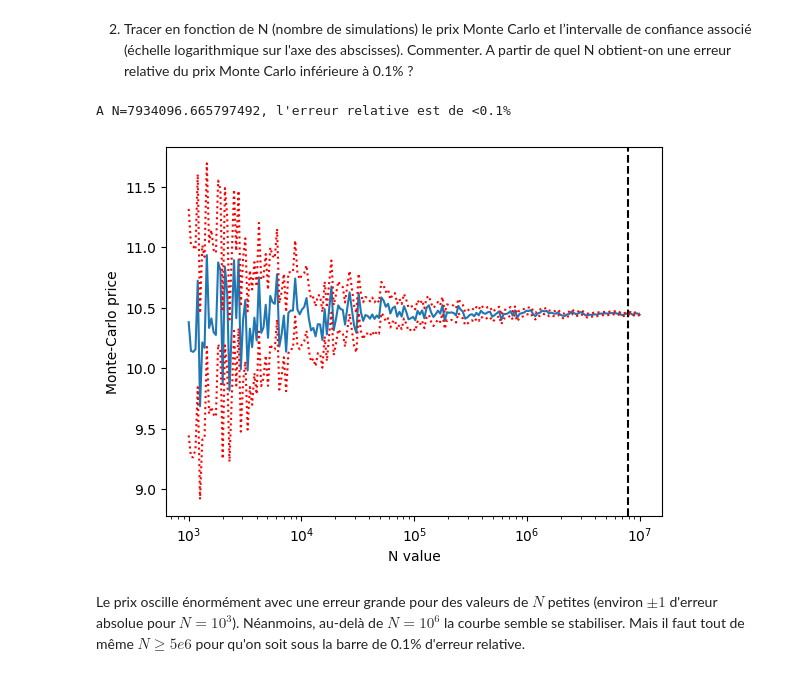
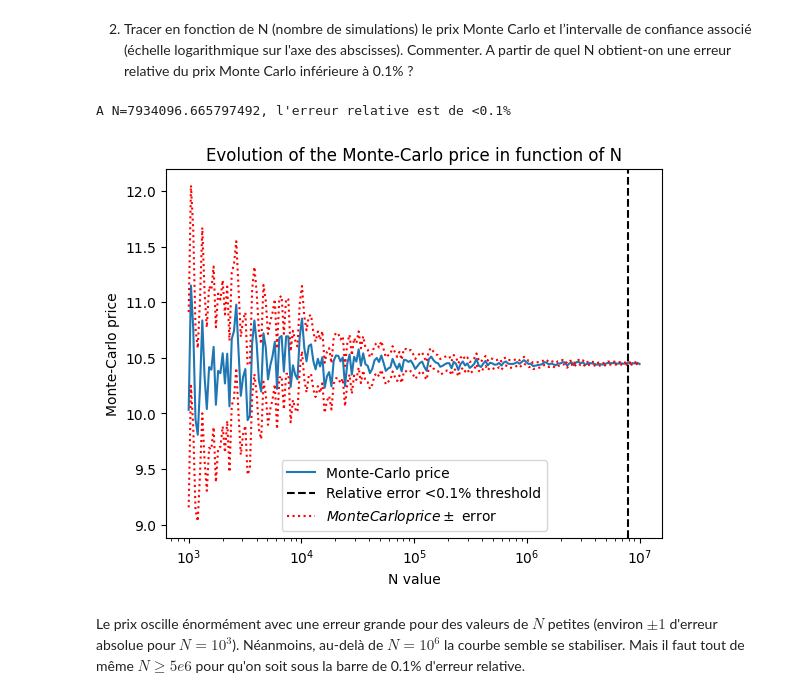
Before and after one commit to kerrianlc/stochastic-proc-fin, a Jupyter notebook: MSF-QI-LC-M.ipynb, the cells around one changed output. Saved outputs shown, nothing was run; the diff lists cells and outputs as text; code cells hidden in the pictures.

Commit message:
Modified legend in price figure

```diff
--- a/MSF-QI-LC-M.ipynb
+++ b/MSF-QI-LC-M.ipynb
@@ -101,26 +101,28 @@ def monte_carlo_estimator(N, K, T, S0, r, sigma, alpha=0.05):
 # %%
 Cns, Cns_up, Cns_down = [], [], []
 N_range = np.logspace(3, 7, 200)
 for Ni in N_range:
     Cn, error_Cn = monte_carlo_estimator(int(Ni), K, T, S0, r, sigma)
     Cns.append(Cn)
     Cns_up.append(error_Cn[1])
     Cns_down.append(error_Cn[0])
 error = (np.array(Cns_up) - np.array(Cns_down)) / (2 * np.array(Cns))
 min_thresh = np.argmax(error < 1e-3)
 
-plt.plot(N_range, Cns)
-plt.axvline(N_range[min_thresh], linestyle="--", color="black")
+plt.plot(N_range, Cns, label="Monte-Carlo price")
+plt.axvline(N_range[min_thresh], linestyle="--", color="black", label="Relative error <0.1% threshold")
 print(f"A N={N_range[min_thresh]}, l'erreur relative est de <0.1%")
-plt.plot(N_range, Cns_up, linestyle=":", color="red")
+plt.plot(N_range, Cns_up, linestyle=":", color="red", label="Monte Carlo price $\pm$ error")
 plt.plot(N_range, Cns_down, linestyle=":", color="red")
 plt.xscale("log")
 plt.xlabel("N value")
 plt.ylabel("Monte-Carlo price")
+plt.title("Evolution of the Monte-Carlo price in function of N")
+plt.legend()
 plt.show()
 # %% [output]
 A N=7934096.665797492, l'erreur relative est de <0.1%
-[figure, old version]
+[figure, new version]
 # %% [markdown]
 Le prix oscille énormément avec une erreur grande pour des valeurs de $N$ petites (environ $\pm 1$ d'erreur absolue pour $N=10^3$). Néanmoins, au-delà de $N=10^6$ la courbe semble se stabiliser. Mais il faut tout de même $N\geq5e6$ pour qu'on soit sous la barre de 0.1% d'erreur relative.
 # %% [markdown]
```
